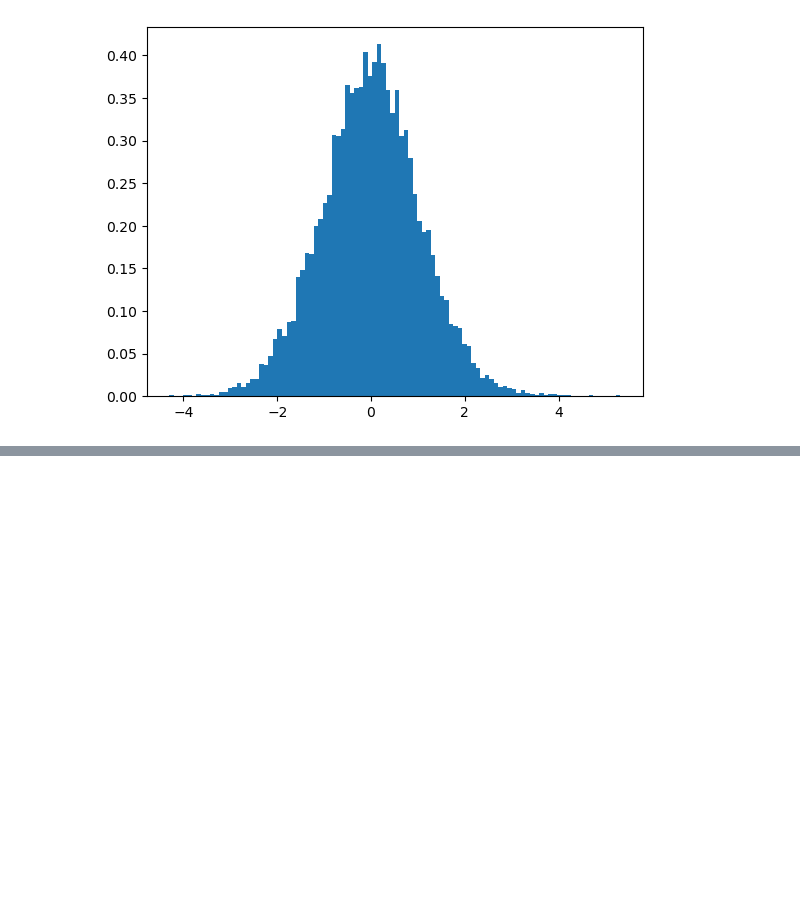
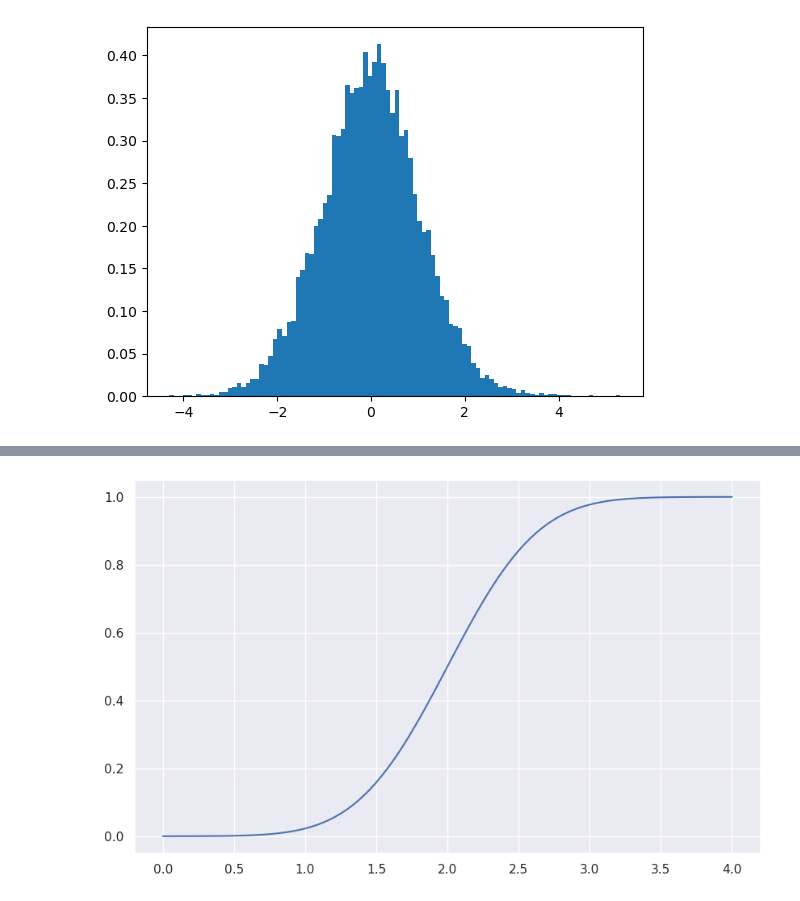
Before and after one commit to BalshowAndrew/math_datascience, a Jupyter notebook: math_ds.ipynb, the cells around one changed output, grey strips where cells are left out. Cells and saved outputs as stored; diff of their text form; code cells hidden in the pictures; blank space fills up the shorter version.

```diff
--- a/math_ds.ipynb
+++ b/math_ds.ipynb
@@ -1411,0 +1508,9 @@ h = plt.hist(s, bins=100, density=True)
+# %%
+# визуализируем функцию cdf целиком
+# Для этого генерируем набор точек x и соответствующих значений функции
+x = np.linspace(0, 4, 100) # генерируем значения от 0 до 4, всего 100 точек
+cdf = norm_rv.cdf(x)
+plt.plot(x, cdf)
+plt.show()
+# %% [output]
+[figure, added]
```
Also changed, not shown: parts of 26 cells of this notebook, 1 other file.
